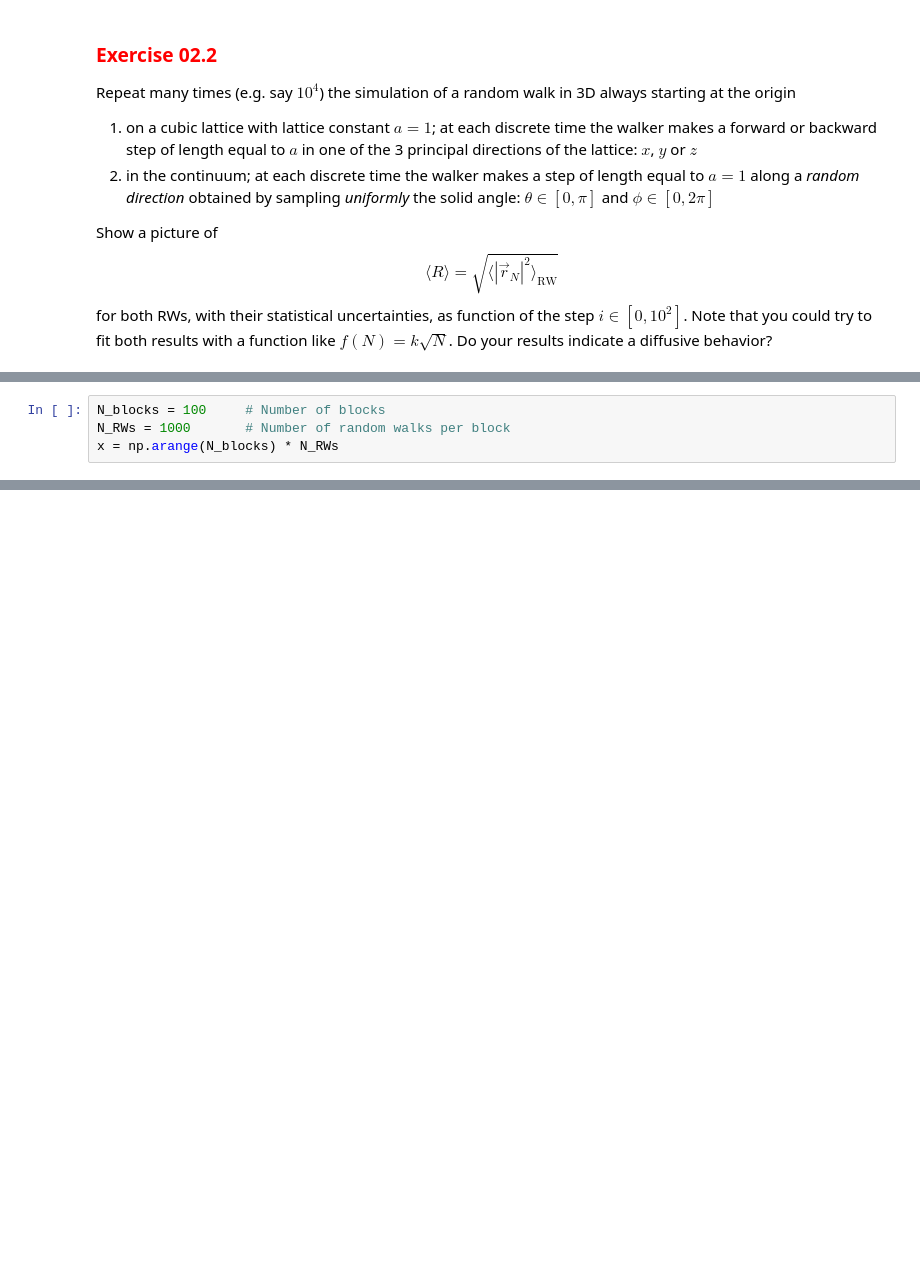
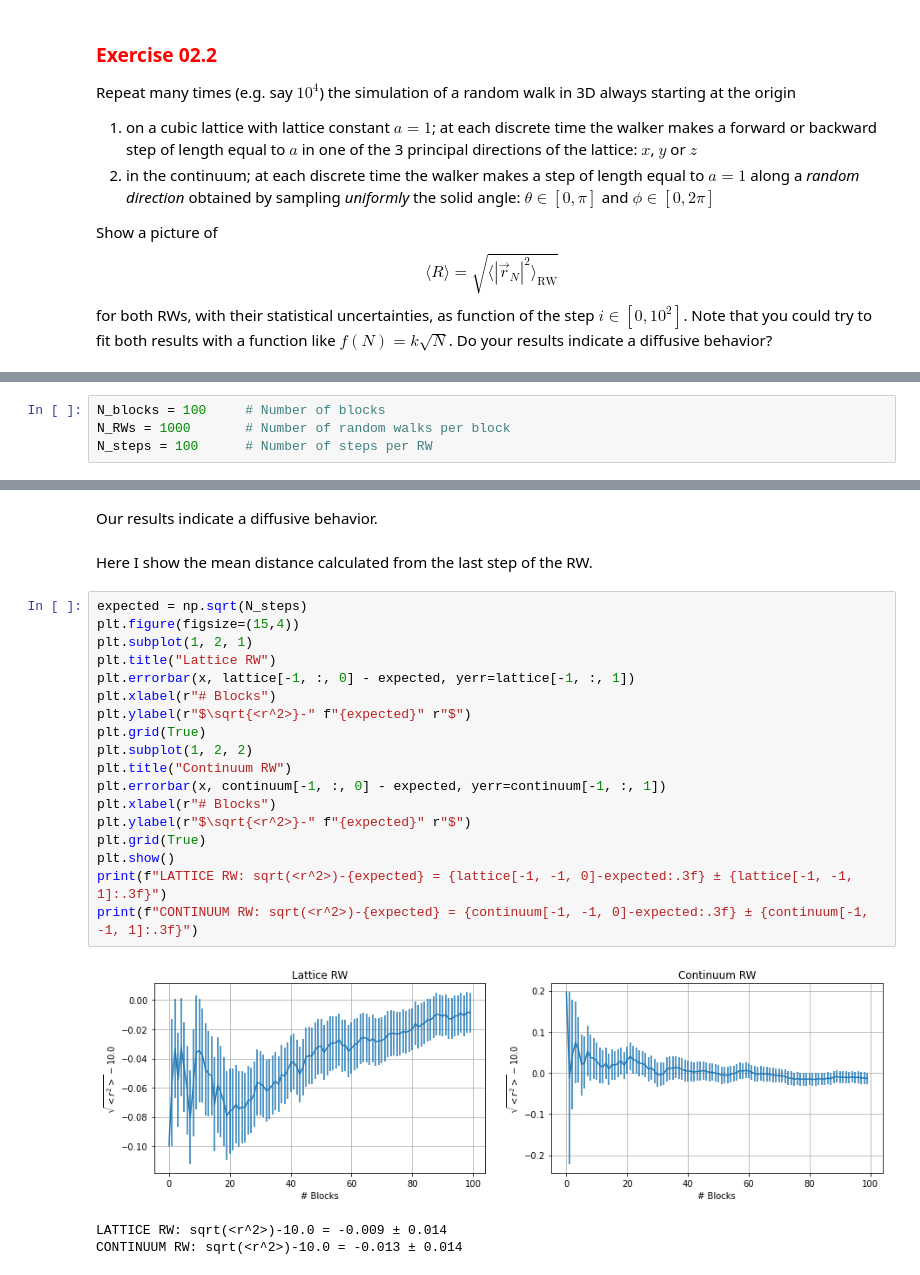
Before and after one commit to VLTSML26/numerical-simulation-lab, a Jupyter notebook: lab02/Voltan_Ex02.ipynb, the cells around one changed output, grey strips where cells are left out. Cells and saved outputs as stored; diff of their text form; blank space fills up the shorter version.

```diff
--- a/lab02/Voltan_Ex02.ipynb
+++ b/lab02/Voltan_Ex02.ipynb
@@ -134,4 +106,4 @@ I divided the estimation in <code>N_blocks = 100</code> blocks of <code>N_RWs =
 # %%
 N_blocks = 100     # Number of blocks
 N_RWs = 1000       # Number of random walks per block
-x = np.arange(N_blocks) * N_RWs
+N_steps = 100      # Number of steps per RW
@@ -176,0 +154,26 @@ plt.plot();
+# %% [markdown]
+Our results indicate a diffusive behavior.
+# %% [markdown]
+Here I show the mean distance calculated from the last step of the RW.
+# %%
+expected = np.sqrt(N_steps)
+plt.figure(figsize=(15,4))
+plt.subplot(1, 2, 1)
+plt.title("Lattice RW")
+plt.errorbar(x, lattice[-1, :, 0] - expected, yerr=lattice[-1, :, 1])
+plt.xlabel(r"# Blocks")
+plt.ylabel(r"$\sqrt{<r^2>}-" f"{expected}" r"$")
+plt.grid(True)
+plt.subplot(1, 2, 2)
+plt.title("Continuum RW")
+plt.errorbar(x, continuum[-1, :, 0] - expected, yerr=continuum[-1, :, 1])
+plt.xlabel(r"# Blocks")
+plt.ylabel(r"$\sqrt{<r^2>}-" f"{expected}" r"$")
+plt.grid(True)
+plt.show()
+print(f"LATTICE RW: sqrt(<r^2>)-{expected} = {lattice[-1, -1, 0]-expected:.3f} ± {lattice[-1, -1, 1]:.3f}")
+print(f"CONTINUUM RW: sqrt(<r^2>)-{expected} = {continuum[-1, -1, 0]-expected:.3f} ± {continuum[-1, -1, 1]:.3f}")
+# %% [output]
+[figure, added]
+LATTICE RW: sqrt(<r^2>)-10.0 = -0.009 ± 0.014
+CONTINUUM RW: sqrt(<r^2>)-10.0 = -0.013 ± 0.014
```
Also changed, not shown: parts of 26 cells of this notebook.
